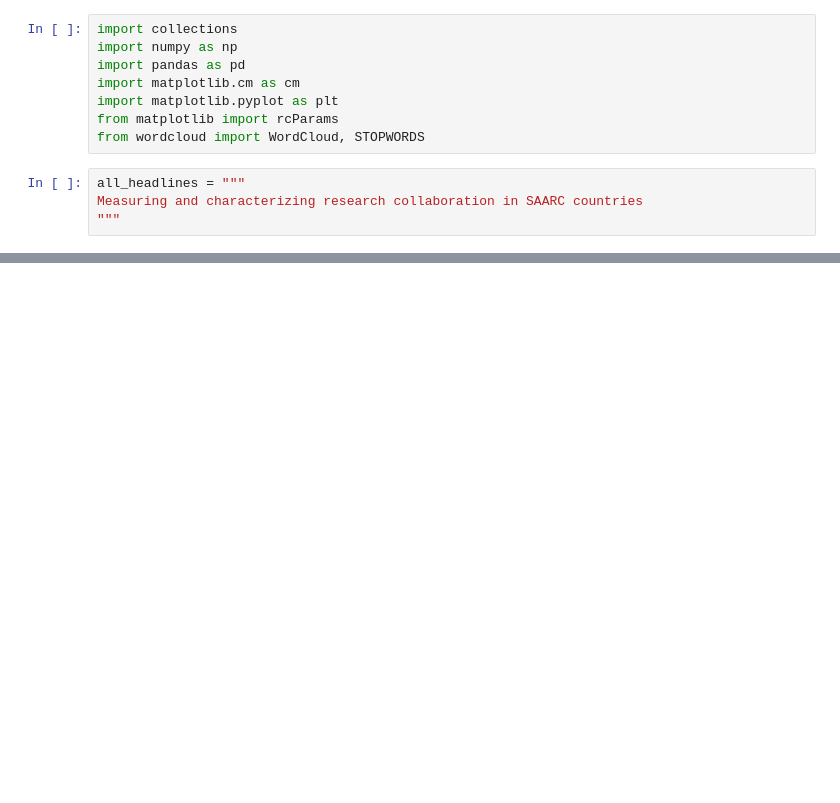
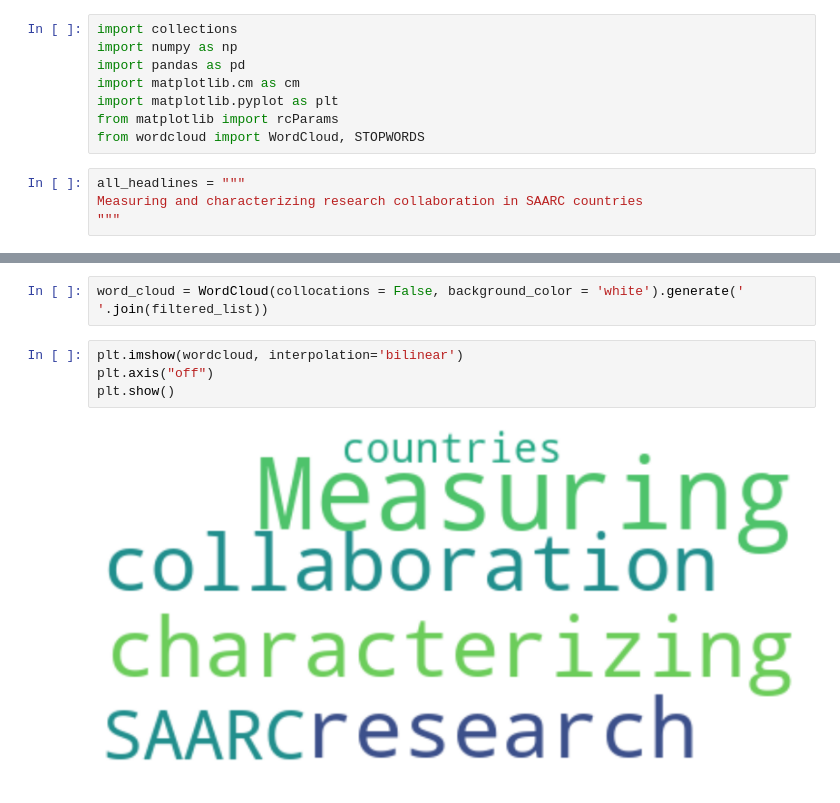
Before and after one commit to SandeepChatterjee66/Scientometrics, a Jupyter notebook: keyword_extraction.ipynb, the cells around one changed output, grey strips where cells are left out. Saved outputs shown, nothing was run; the diff lists cells and outputs as text; blank space fills up the shorter version.

```diff
--- a/keyword_extraction.ipynb
+++ b/keyword_extraction.ipynb
@@ -84,0 +142,8 @@ plt.show()
+# %%
+word_cloud = WordCloud(collocations = False, background_color = 'white').generate(' '.join(filtered_list))
+# %%
+plt.imshow(wordcloud, interpolation='bilinear')
+plt.axis("off")
+plt.show()
+# %% [output]
+[figure, added]
```
Also changed, not shown: parts of 9 cells of this notebook.
